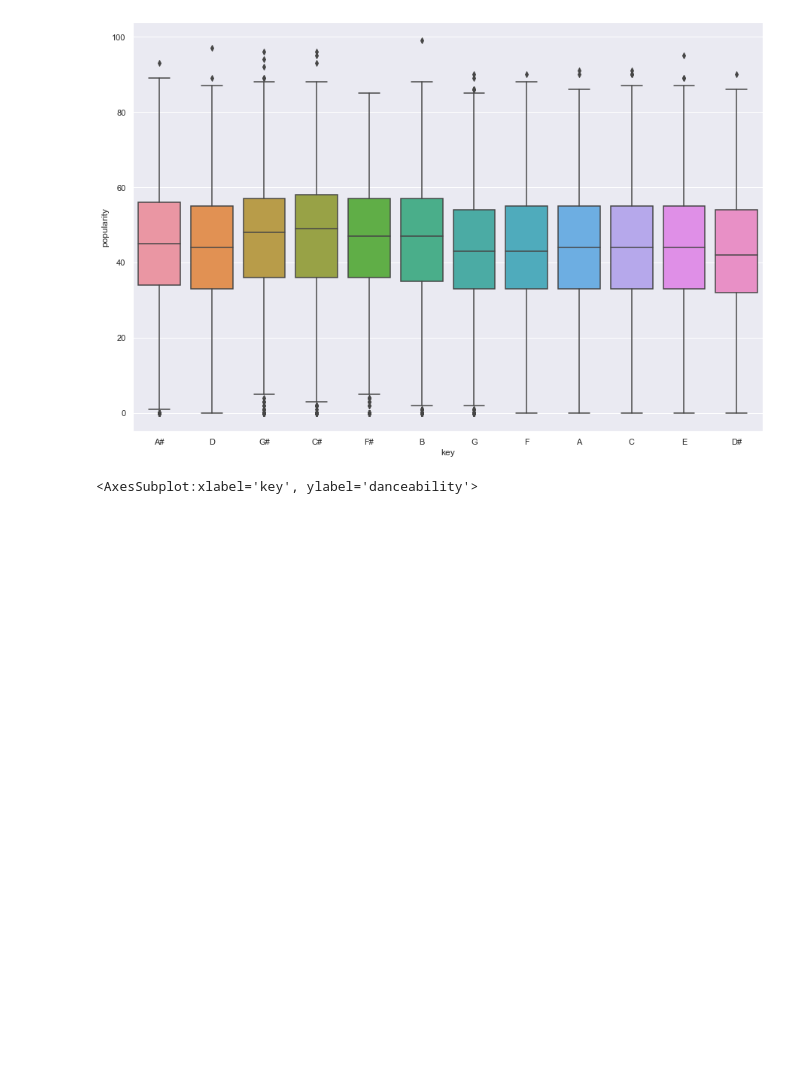
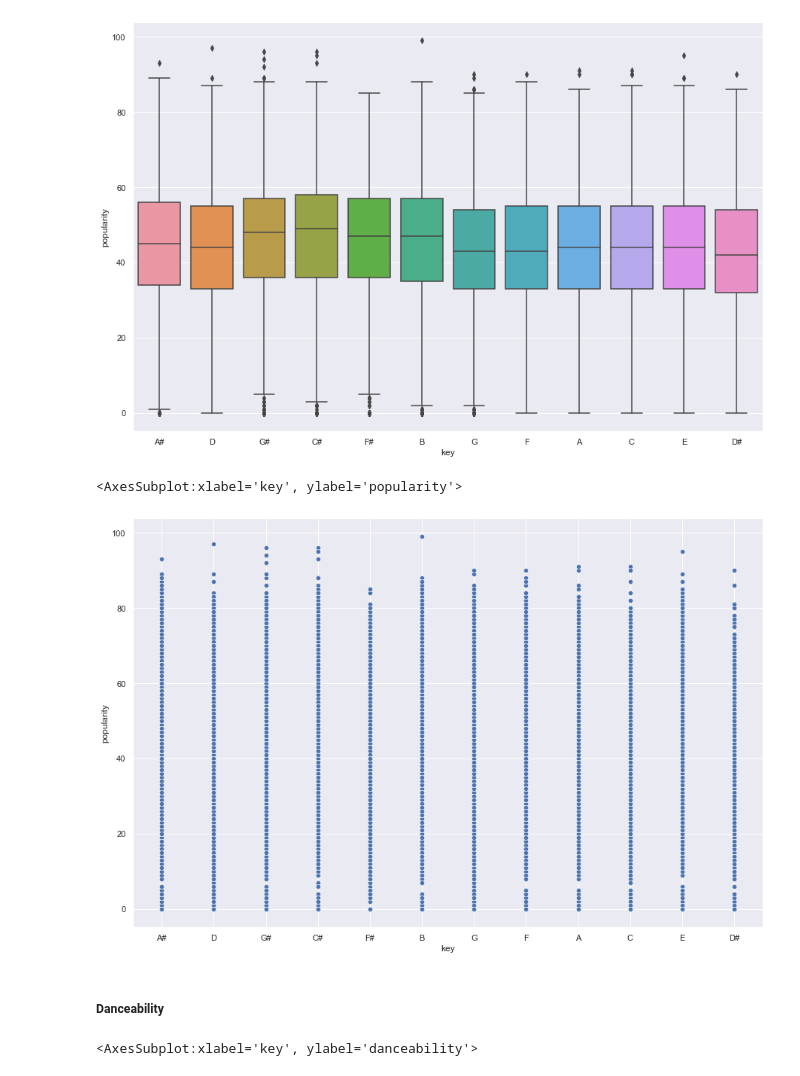
Before and after one commit to dynamoRando/music_genre, a Jupyter notebook: music.ipynb, the cells around one changed output. Saved outputs shown, nothing was run; the diff lists cells and outputs as text; code cells hidden in the pictures; blank space fills up the shorter version.

```diff
--- a/music.ipynb
+++ b/music.ipynb
@@ -169,6 +171,13 @@ sns.boxplot(x=data['key'], y = data['popularity'], data=data)
 # %% [output]
 <AxesSubplot:xlabel='key', ylabel='popularity'>
 [figure]
+# %%
+sns.scatterplot(x=data['key'], y = data['popularity'], data=data)
+# %% [output]
+<AxesSubplot:xlabel='key', ylabel='popularity'>
+[figure, added]
+# %% [markdown]
+##### Danceability
 # %%
 import seaborn as sns
 sns.set(rc={"figure.figsize":(15, 10)}) #width, #height
```
Also changed, not shown: parts of 3 cells of this notebook.
